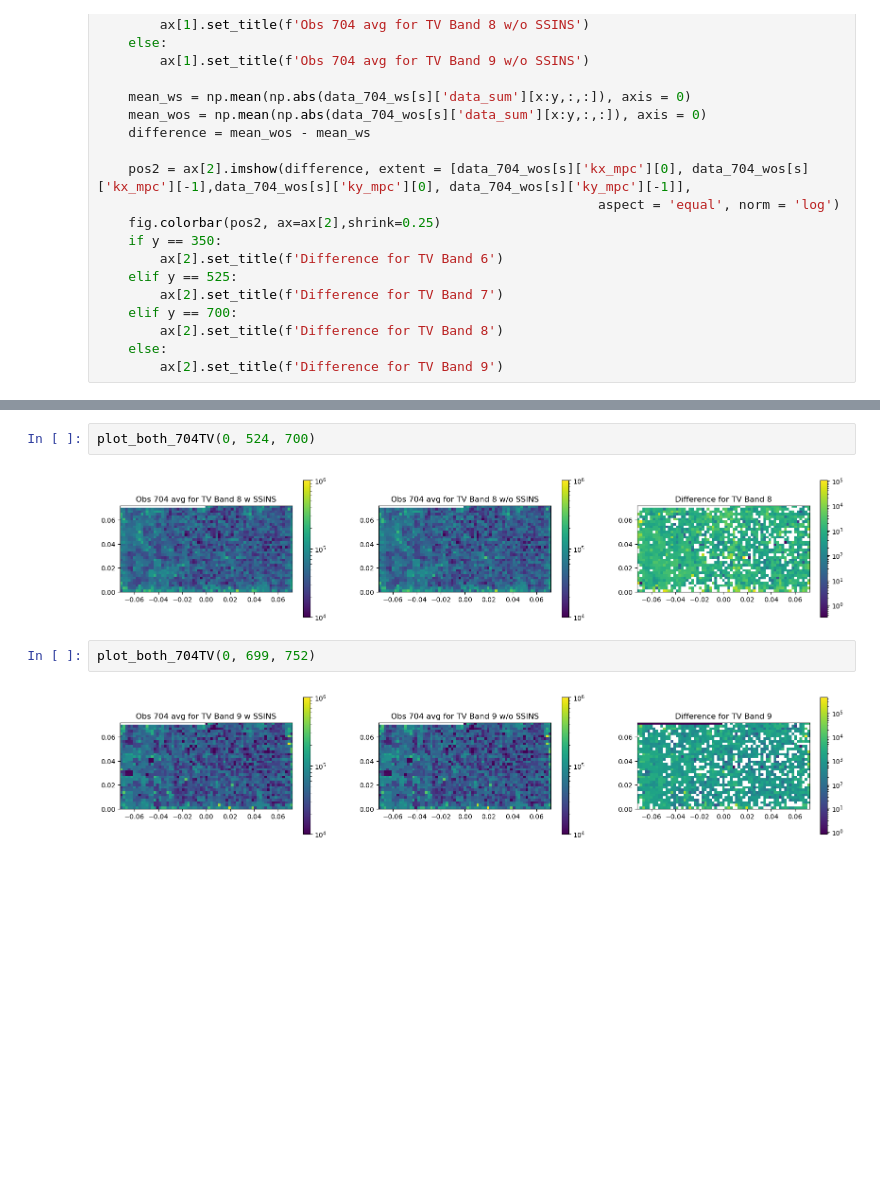
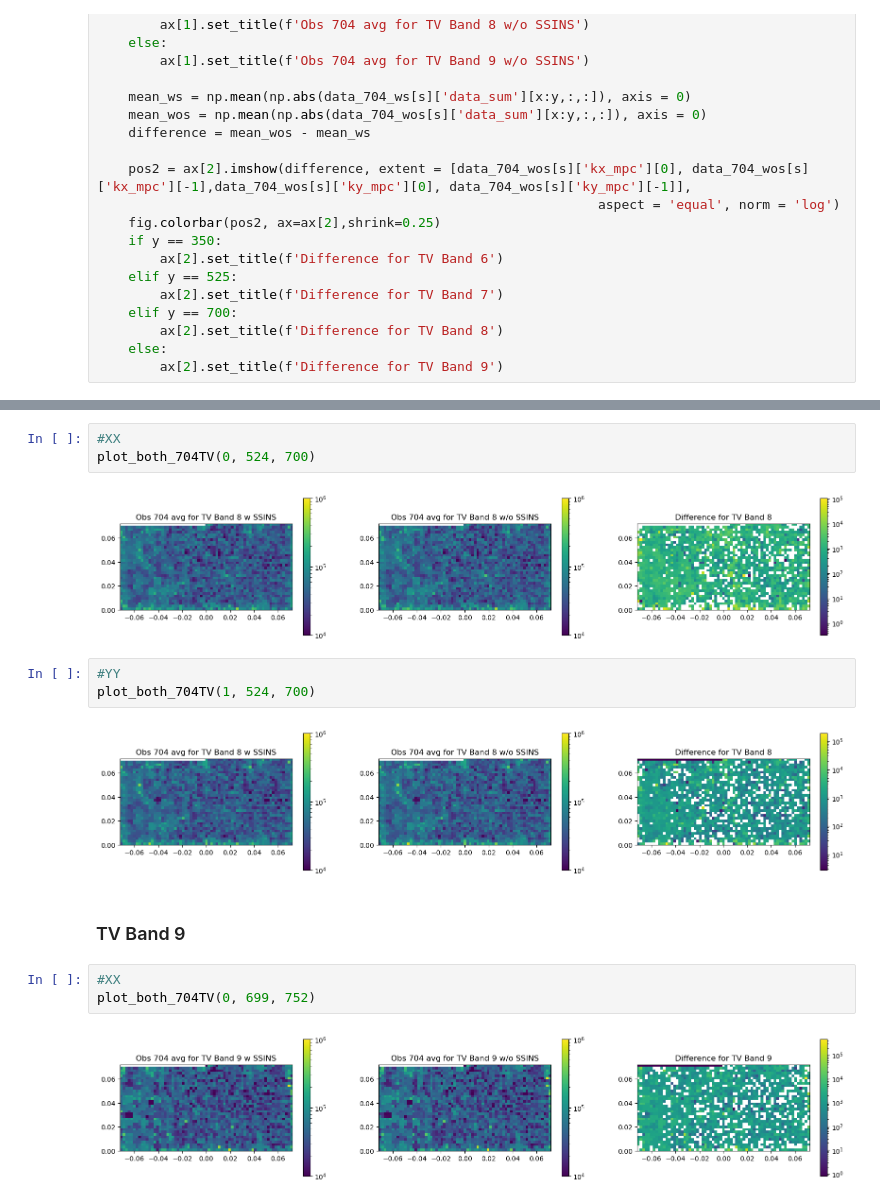
Before and after one commit to cvzamora/mwa_decontamination, a Jupyter notebook: MWA_Decontamination.ipynb, the cells around one changed output, grey strips where cells are left out. Cells and saved outputs as stored; diff of their text form; blank space fills up the shorter version.

```diff
--- a/MWA_Decontamination.ipynb
+++ b/MWA_Decontamination.ipynb
@@ -266,8 +285,17 @@ plot_both_704TV(0, 349, 525)
 # %%
+#XX
 plot_both_704TV(0, 524, 700)
 # %% [output]
 [figure]
+# %%
+#YY
+plot_both_704TV(1, 524, 700)
+# %% [output]
+[figure, added]
+# %% [markdown]
+### TV Band 9
 # %%
+#XX
 plot_both_704TV(0, 699, 752)
 # %% [output]
 [figure]
```
Also changed, not shown: parts of 22 cells of this notebook.
